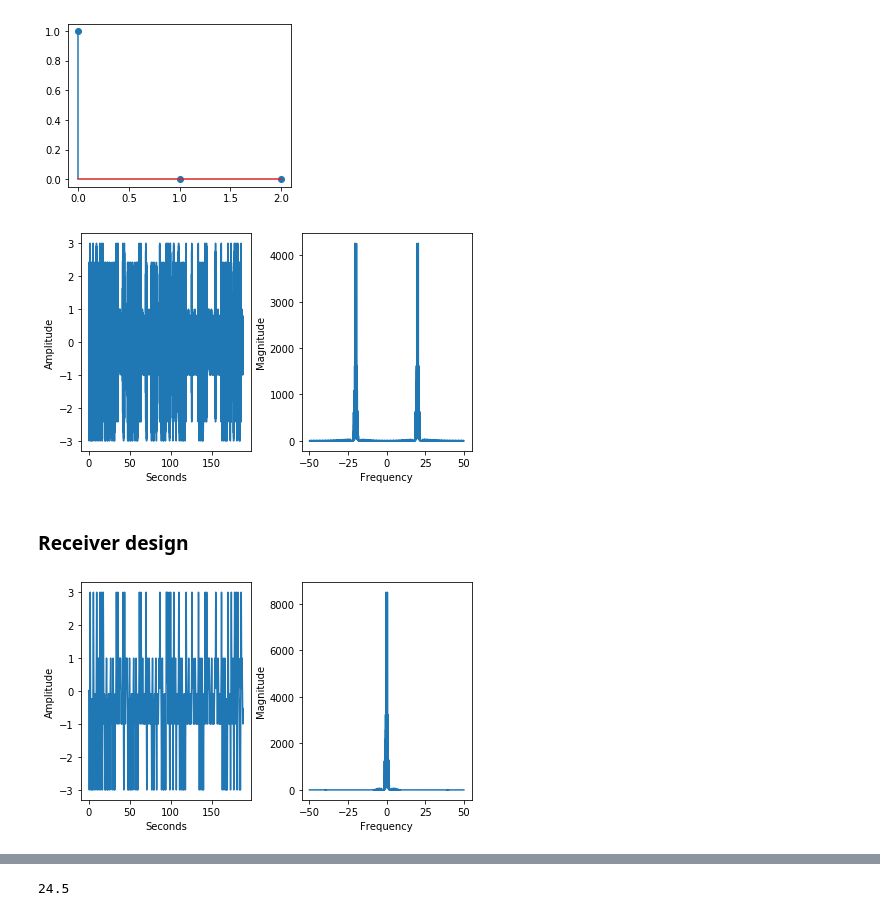
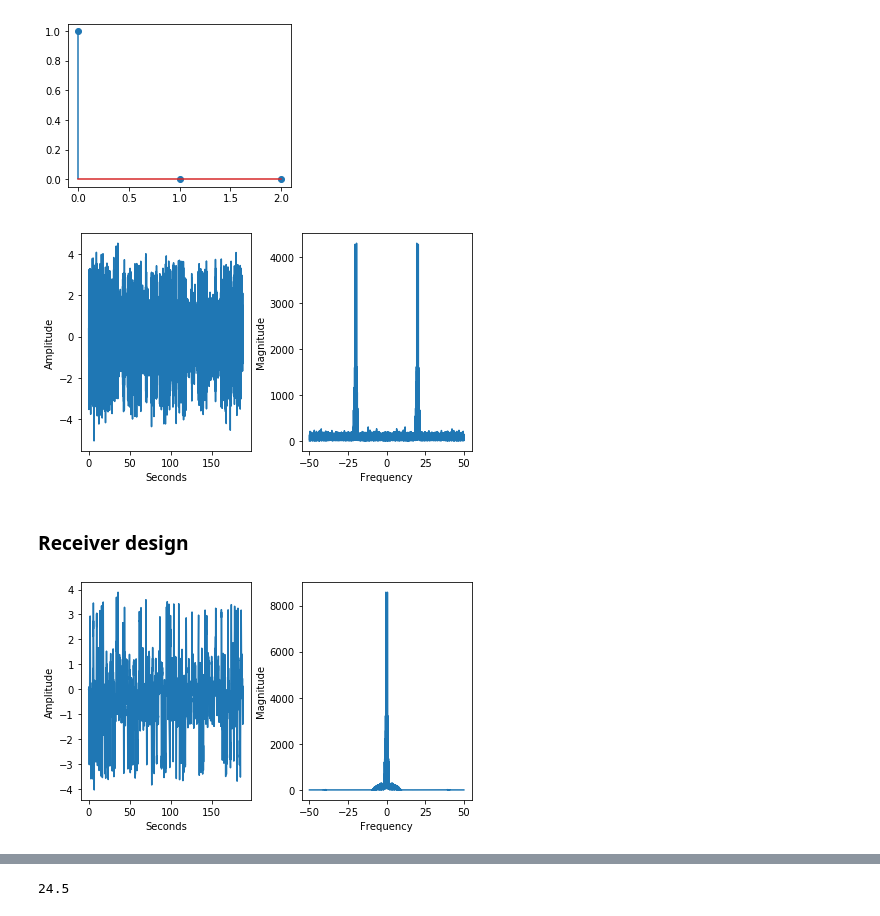
Before and after one commit to mohantyk/srd, a Jupyter notebook: Chap9.ipynb, the cells around one changed output, grey strips where cells are left out. Cells and saved outputs as stored; diff of their text form; code cells hidden in the pictures.

```diff
--- a/Chap9.ipynb
+++ b/Chap9.ipynb
@@ -38,7 +35,7 @@ oversample_factor = 100 # oversampling factor
 taps = 50
 # %%
 # Impairment parameters
-noise_gain = 0
+noise_gain = 0.6
 multipath_condition = 'none'
 freq_offset = 0 # As percentage of carrier frequency
 phase_offset = 0 # In radians
@@ -95,7 +92,7 @@ plt.stem(channel, use_line_collection=True);
 noisy_sig = add_noise(multipath, noise_gain)
 plotspec(noisy_sig, Ts);
 # %% [output]
-[figure, old version]
+[figure, new version]
 # %%
 # Fractional period delay
 # Simulates offset in Symbol clock ,
@@ -105,5 +102,6 @@ signal_with_symbol_offset = noisy_sig[start_offset:]
 # %% [markdown]
 ### Receiver design
 # %%
-# Rx assumes wrong symbol period
-M = M + symbol_period_offset
+# Rx can assume wrong symbol period
+rx_M = M + symbol_period_offset
+received = noisy_sig
@@ -112,6 +108,6 @@ received = noisy_sig
 # %%
-Ts = 1/M
+Ts = 1/rx_M
 baseband = demodulate(received, fc, Ts)
 plotspec(baseband, Ts);
 # %% [output]
-[figure, old version]
+[figure, new version]
```
Also changed, not shown: parts of 7 cells of this notebook.
